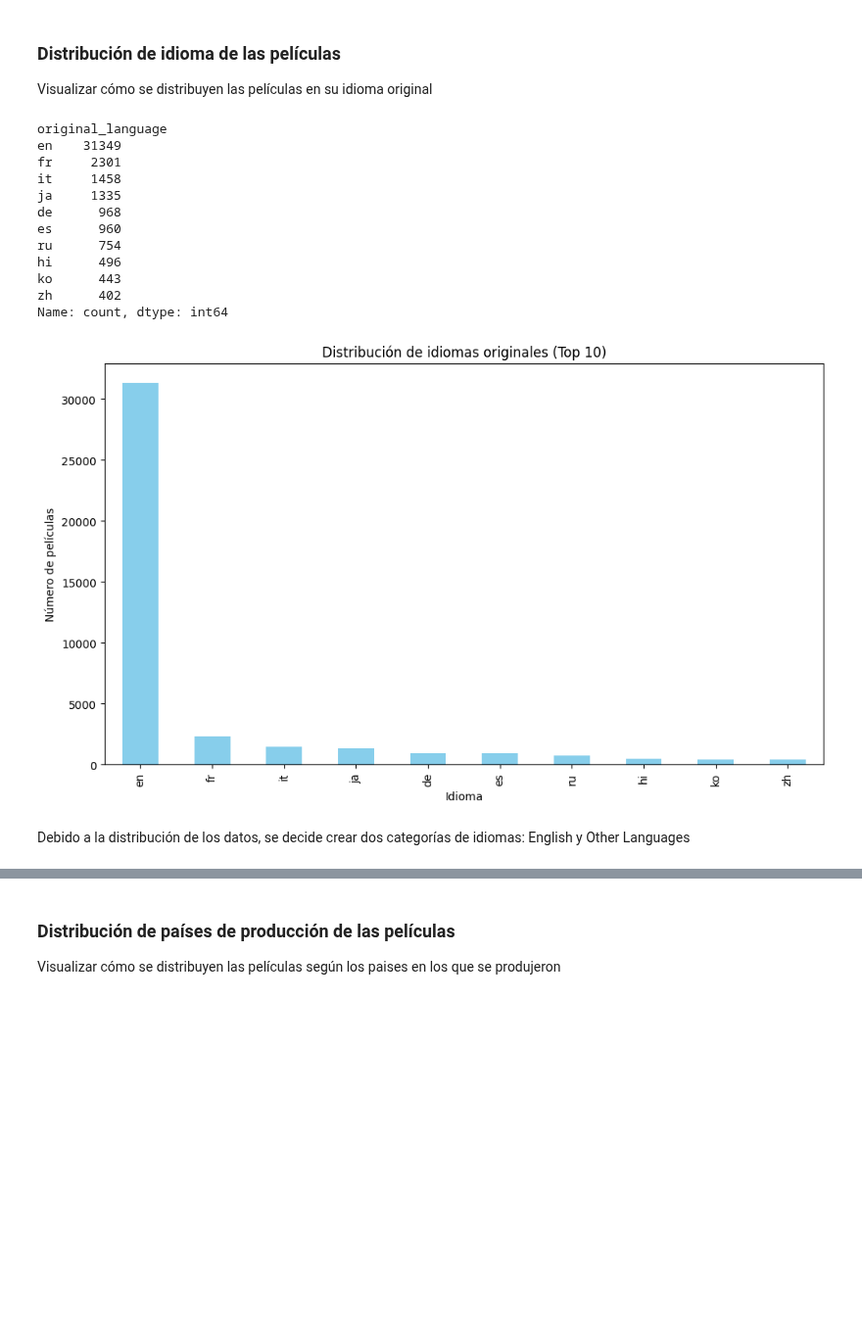
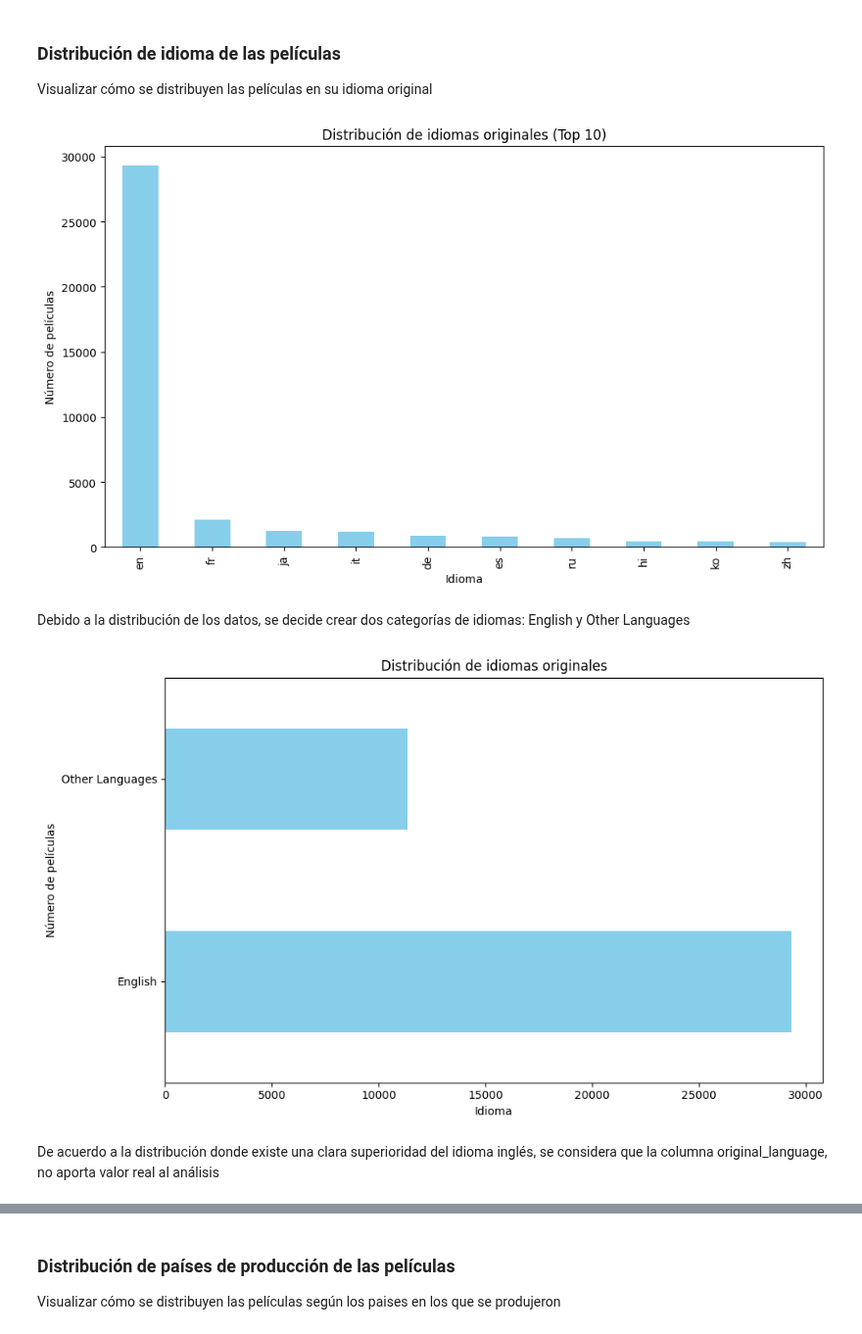
Before and after one commit to alejocampos1/Movies_Recommendation_2024, a Jupyter notebook: Notebooks/eda.ipynb, the cells around one changed output, grey strips where cells are left out. Shown at 98% size. Cells and saved outputs as stored; diff of their text form; code cells hidden in the pictures; blank space fills up the shorter version.

```diff
--- a/Notebooks/eda.ipynb
+++ b/Notebooks/eda.ipynb
@@ -180,6 +161,7 @@ duplicados.head(2)
 # %%
 df_movies_filtered['budget'] = df_movies_filtered['budget']/1000000
 df_movies_filtered['revenue'] = df_movies_filtered['revenue']/1000000
+df_movies_filtered['return'] = df_movies_filtered['return']/1000000
 # %% [markdown]
 Información del Dataset
 # %%
@@ -308,3 +292,5 @@ plt.show()
+# %%
+df_movies_filtered = df_movies_filtered[df_movies_filtered['runtime'] > 0]
 # %% [markdown]
 ### Distribución de presupuesto de las películas
 Visualizar cómo se distribuyen las películas en su presupuesto
@@ -349,3 +337,5 @@ df_movies_filtered.head(2)
+# %%
+df_movies_filtered.drop(columns='return', inplace=True)
 # %% [markdown]
 ### Distribución de Géneros
 Los géneros juegan un papel importante en las recomendaciones, ya que son características clave para la similitud de las películas.
@@ -403,3 +395,6 @@ plt.show()
+# %%
+# Filtrar las filas donde el valor de la columna 'genres' no sea [0]
+df_movies_filtered = df_movies_filtered[df_movies_filtered['genres'].apply(lambda x: not np.array_equal(x, [0]))]
 # %% [markdown]
 ### Distribución de años de lanzamiento
 Visualizar cómo se distribuyen las películas a lo largo de los años
@@ -425,32 +420,38 @@ df_movies_filtered = df_movies_filtered[df_movies_filtered['release_year'] >= 19
 ### Distribución de idioma de las películas
 Visualizar cómo se distribuyen las películas en su idioma original
 # %%
-# Obtener los top 5 idiomas originales
-top5_languages = df_movies_filtered['original_language'].value_counts().head(10)
-print(top5_languages)
+# Obtener los top 10 idiomas originales
+top10_languages = df_movies_filtered['original_language'].value_counts().head(10)
 
 # Crear el gráfico de barras para los top 10
-top5_languages.plot(kind='bar', figsize=(10,6), color='skyblue')
+top10_languages.plot(kind='bar', figsize=(10,6), color='skyblue')
 plt.title('Distribución de idiomas originales (Top 10)')
 plt.xlabel('Idioma')
 plt.ylabel('Número de películas')
 plt.tight_layout()
 plt.show()
 # %% [output]
-original_language
-en    31349
-fr     2301
-it     1458
-ja     1335
-de      968
-es      960
-ru      754
-hi      496
-ko      443
-zh      402
-Name: count, dtype: int64
-[figure, old version]
+[figure, new version]
 # %% [markdown]
 Debido a la distribución de los datos, se decide crear dos categorías de idiomas: English y Other Languages
 # %%
 df_movies_filtered['original_language'] = df_movies_filtered['original_language'].apply(lambda x: 'English' if x == 'en' else 'Other Languages')
+# %%
+# Contar la frecuencia de cada idioma en 'original_language'
+language_counts = df_movies_filtered['original_language'].value_counts()
+
+# Crear el gráfico de barras
+language_counts.plot(kind='barh', figsize=(10,6), color='skyblue')
+
+# Añadir título y etiquetas
+plt.title('Distribución de idiomas originales')
+plt.xlabel('Idioma')
+plt.ylabel('Número de películas')
+
+# Ajustar el diseño y mostrar el gráfico
+plt.tight_layout()
+plt.show()
+# %% [output]
+[figure, added]
+# %% [markdown]
+De acuerdo a la distribución donde existe una clara superioridad del idioma inglés, se considera que la columna original_language, no aporta valor real al análisis
```
Also changed, not shown: parts of 41 cells of this notebook, 3 other files.
